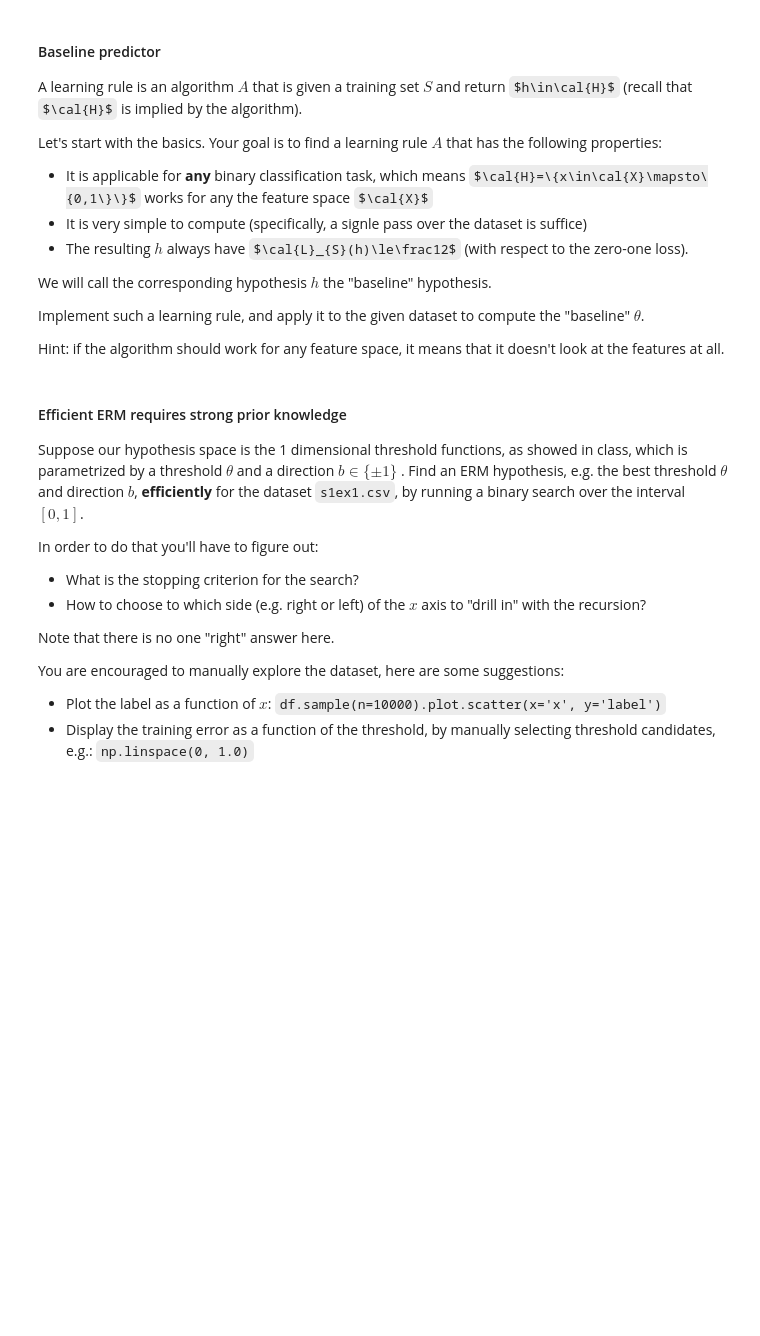
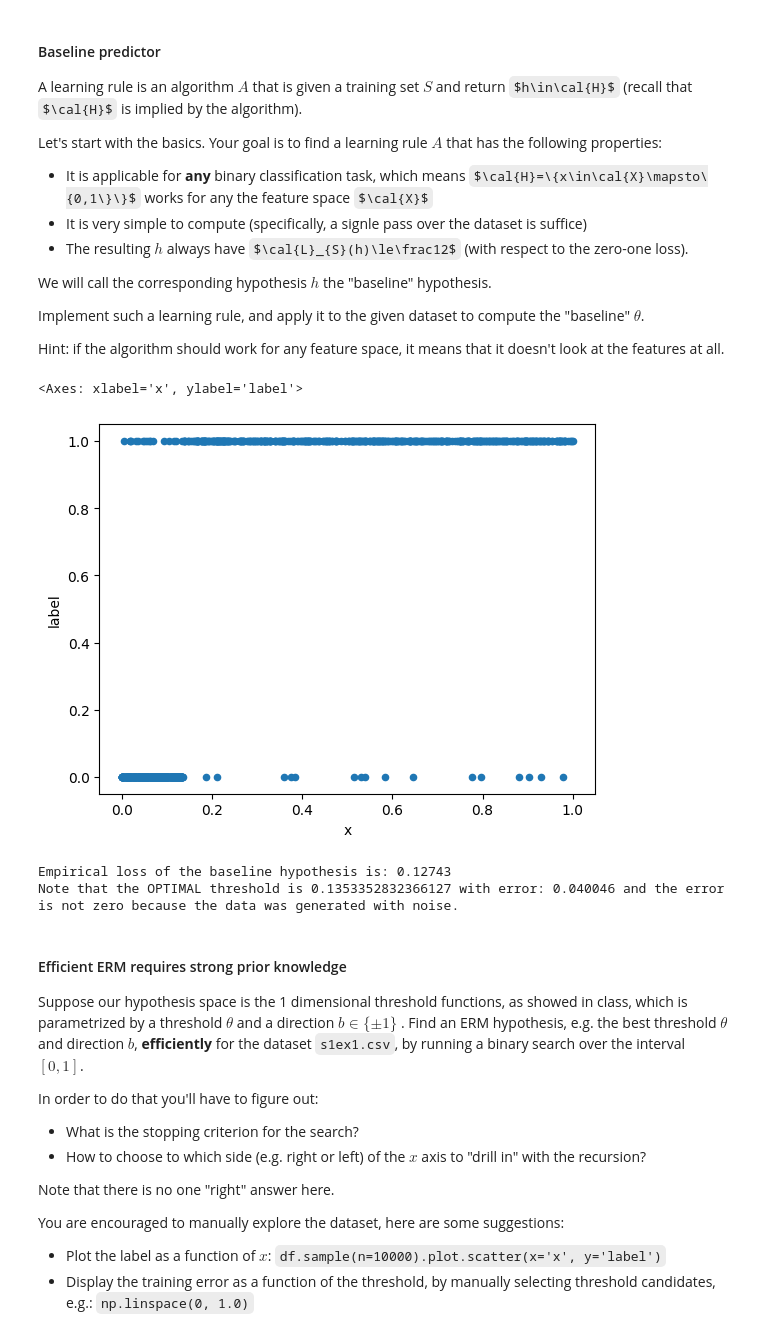
Before and after one commit to roysa-msft/tech-train-reusable-modules, a Jupyter notebook: ERM_Ex.ipynb, the cells around one changed output. Cells and saved outputs as stored; diff of their text form; code cells hidden in the pictures; some formulas as TeX source; blank space fills up the shorter version.

```diff
--- a/ERM_Ex.ipynb
+++ b/ERM_Ex.ipynb
@@ -32,10 +32,15 @@ Hint: if the algorithm should work for any feature space, it means that it doesn
 # %%
 df1 = pd.read_csv('s1ex1.csv')
 df1.head()
+
+df1.sample(n=1_000).plot.scatter(x='x', y='label')
+# %% [output]
+<Axes: xlabel='x', ylabel='label'>
+[figure, added]
 # %%
 def baseline_hypothesis(df):
     """ The function should return a callback which accepts a single float and return zero or one """
-    pass
+    return lambda z: z > 0.3
 
 def training_error(df, h):
     return (df['label'] != df['x'].map(h)).mean()
@@ -44,6 +49,9 @@ print('Empirical loss of the baseline hypothesis is:', training_error(df1, basel
 
 real_threshold = (1 / np.e) ** 2
 print('Note that the OPTIMAL threshold is', real_threshold, "with error:", training_error(df1, lambda x: 1 if x >= real_threshold else 0), "and the error is not zero because the data was generated with noise.")
+# %% [output]
+Empirical loss of the baseline hypothesis is: 0.12743
+Note that the OPTIMAL threshold is 0.1353352832366127 with error: 0.040046 and the error is not zero because the data was generated with noise.
 # %% [markdown]
 #### Efficient ERM requires strong prior knowledge
 
```
